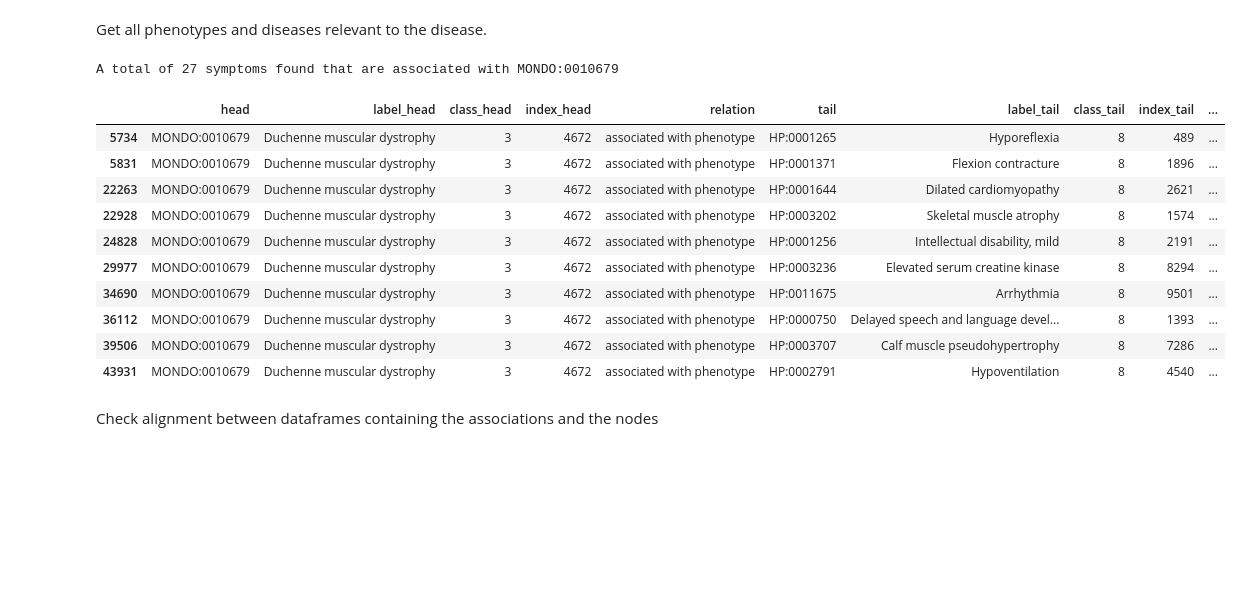
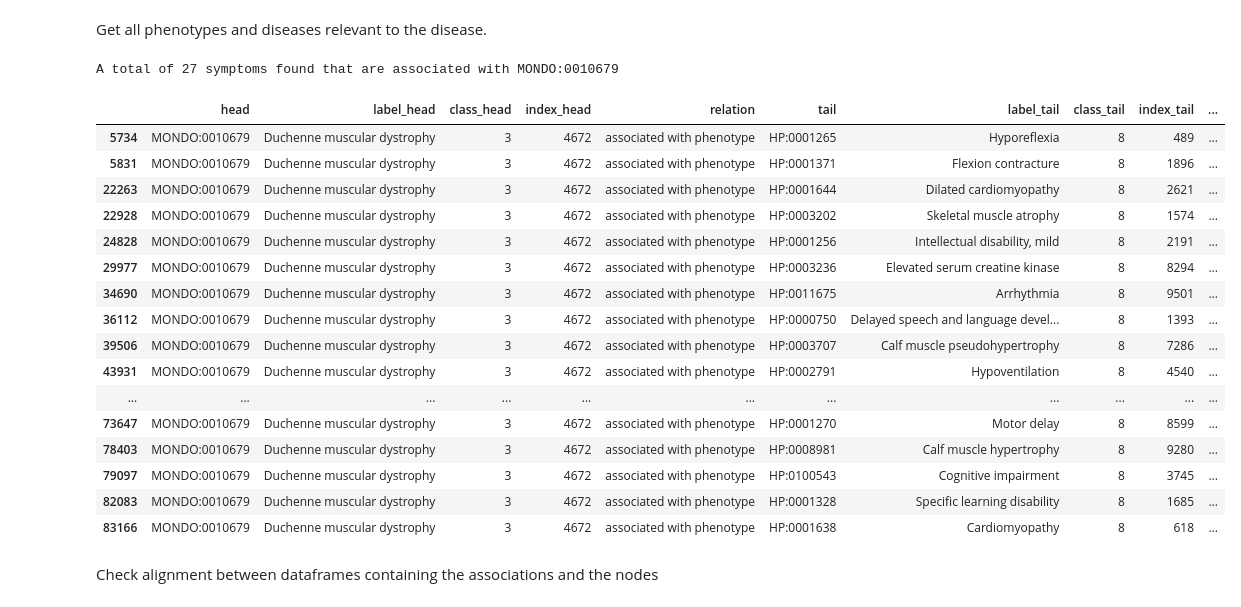
Before and after one commit to rosazwart/XAIFO-ThesisProject, a Jupyter notebook: predictor.ipynb, the cells around one changed output. Saved outputs shown, nothing was run; the diff lists cells and outputs as text; code cells hidden in the pictures; blank space fills up the shorter version.

```diff
--- a/predictor.ipynb
+++ b/predictor.ipynb
@@ -1053,24 +1057,30 @@ Get all phenotypes and diseases relevant to the disease.
 # %%
 disease_ID = 'MONDO:0010679'
 relation_index = list(relation_labels).index('associated with phenotype')
 
 symptoms = edge2vec_df[(edge2vec_df['head'] == 'MONDO:0010679') & (edge2vec_df['type'] == relation_index)]
 
 print(f'A total of {symptoms.shape[0]} symptoms found that are associated with {disease_ID}')
-symptoms.head(10)
+symptoms.head(symptoms.shape[0])
 # %% [output]
 A total of 27 symptoms found that are associated with MONDO:0010679
 |  | head | label_head | class_head | index_head | relation | tail | label_tail | class_tail | index_tail | ... |
 | 5734 | MONDO:0010679 | Duchenne muscular dystrophy | 3 | 4672 | associated with phenotype | HP:0001265 | Hyporeflexia | 8 | 489 | ... |
 | 5831 | MONDO:0010679 | Duchenne muscular dystrophy | 3 | 4672 | associated with phenotype | HP:0001371 | Flexion contracture | 8 | 1896 | ... |
 | 22263 | MONDO:0010679 | Duchenne muscular dystrophy | 3 | 4672 | associated with phenotype | HP:0001644 | Dilated cardiomyopathy | 8 | 2621 | ... |
 | 22928 | MONDO:0010679 | Duchenne muscular dystrophy | 3 | 4672 | associated with phenotype | HP:0003202 | Skeletal muscle atrophy | 8 | 1574 | ... |
 | 24828 | MONDO:0010679 | Duchenne muscular dystrophy | 3 | 4672 | associated with phenotype | HP:0001256 | Intellectual disability, mild | 8 | 2191 | ... |
 | 29977 | MONDO:0010679 | Duchenne muscular dystrophy | 3 | 4672 | associated with phenotype | HP:0003236 | Elevated serum creatine kinase | 8 | 8294 | ... |
 | 34690 | MONDO:0010679 | Duchenne muscular dystrophy | 3 | 4672 | associated with phenotype | HP:0011675 | Arrhythmia | 8 | 9501 | ... |
 | 36112 | MONDO:0010679 | Duchenne muscular dystrophy | 3 | 4672 | associated with phenotype | HP:0000750 | Delayed speech and language devel... | 8 | 1393 | ... |
 | 39506 | MONDO:0010679 | Duchenne muscular dystrophy | 3 | 4672 | associated with phenotype | HP:0003707 | Calf muscle pseudohypertrophy | 8 | 7286 | ... |
 | 43931 | MONDO:0010679 | Duchenne muscular dystrophy | 3 | 4672 | associated with phenotype | HP:0002791 | Hypoventilation | 8 | 4540 | ... |
+| ... | ... | ... | ... | ... | ... | ... | ... | ... | ... | ... |
+| 73647 | MONDO:0010679 | Duchenne muscular dystrophy | 3 | 4672 | associated with phenotype | HP:0001270 | Motor delay | 8 | 8599 | ... |
+| 78403 | MONDO:0010679 | Duchenne muscular dystrophy | 3 | 4672 | associated with phenotype | HP:0008981 | Calf muscle hypertrophy | 8 | 9280 | ... |
+| 79097 | MONDO:0010679 | Duchenne muscular dystrophy | 3 | 4672 | associated with phenotype | HP:0100543 | Cognitive impairment | 8 | 3745 | ... |
+| 82083 | MONDO:0010679 | Duchenne muscular dystrophy | 3 | 4672 | associated with phenotype | HP:0001328 | Specific learning disability | 8 | 1685 | ... |
+| 83166 | MONDO:0010679 | Duchenne muscular dystrophy | 3 | 4672 | associated with phenotype | HP:0001638 | Cardiomyopathy | 8 | 618 | ... |
 # %% [markdown]
 Check alignment between dataframes containing the associations and the nodes
 # %%
```
Also changed, not shown: parts of 34 cells of this notebook, 8 other files.
